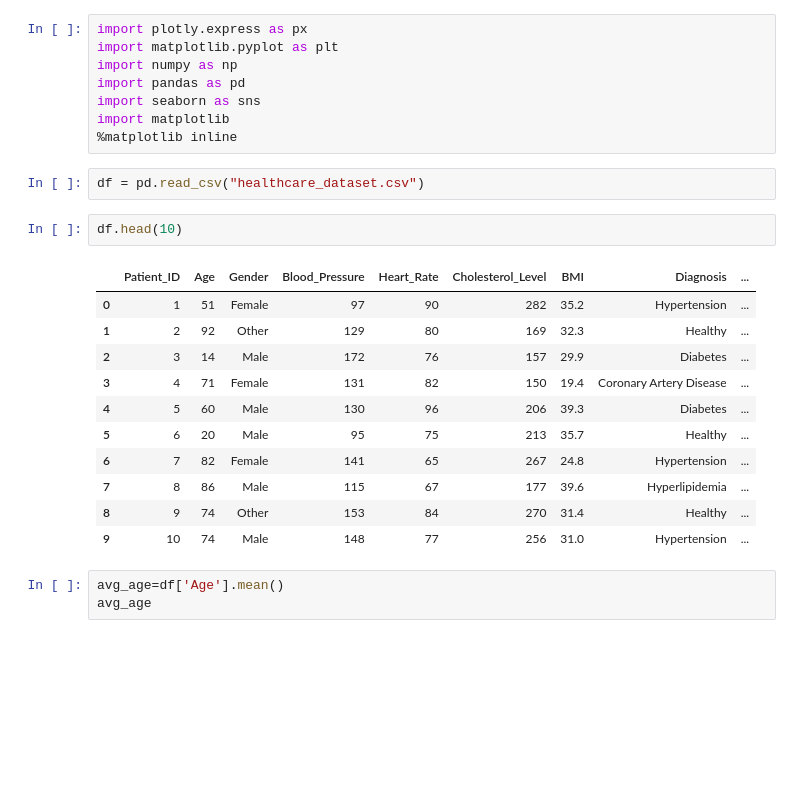
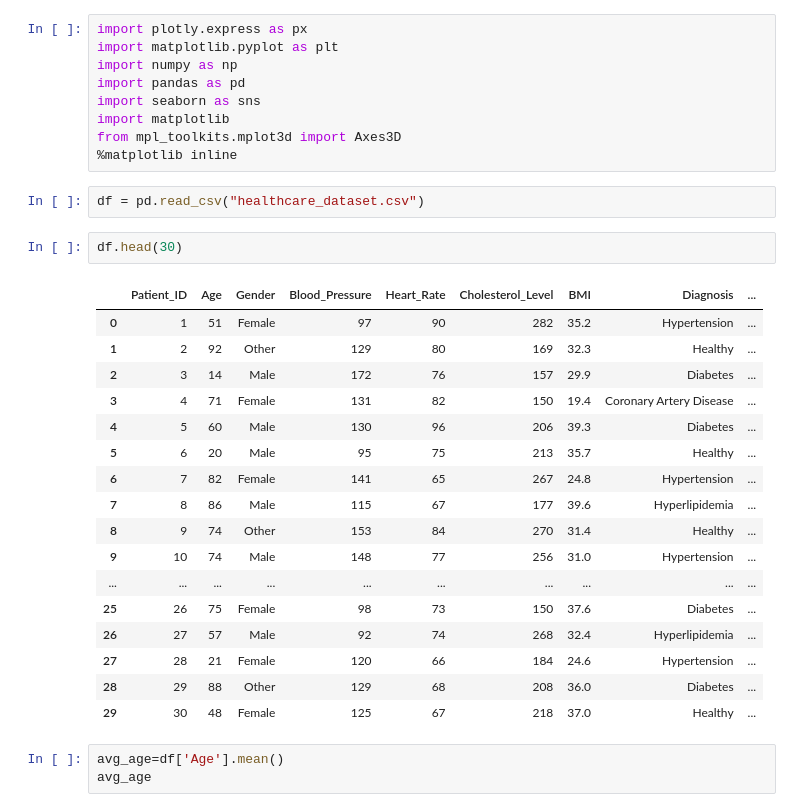
Before and after one commit to toRK25/scikit2, a Jupyter notebook: data.ipynb, the cells around one changed output. Saved outputs shown, nothing was run; the diff lists cells and outputs as text; blank space fills up the shorter version.

```diff
--- a/data.ipynb
+++ b/data.ipynb
@@ -5,23 +5,30 @@ import numpy as np
 import pandas as pd
 import seaborn as sns
 import matplotlib
+from mpl_toolkits.mplot3d import Axes3D
 %matplotlib inline
 # %%
 df = pd.read_csv("healthcare_dataset.csv")
 # %%
-df.head(10)
+df.head(30)
 # %% [output]
 |  | Patient_ID | Age | Gender | Blood_Pressure | Heart_Rate | Cholesterol_Level | BMI | Diagnosis | ... |
 | 0 | 1 | 51 | Female | 97 | 90 | 282 | 35.2 | Hypertension | ... |
 | 1 | 2 | 92 | Other | 129 | 80 | 169 | 32.3 | Healthy | ... |
 | 2 | 3 | 14 | Male | 172 | 76 | 157 | 29.9 | Diabetes | ... |
 | 3 | 4 | 71 | Female | 131 | 82 | 150 | 19.4 | Coronary Artery Disease | ... |
 | 4 | 5 | 60 | Male | 130 | 96 | 206 | 39.3 | Diabetes | ... |
 | 5 | 6 | 20 | Male | 95 | 75 | 213 | 35.7 | Healthy | ... |
 | 6 | 7 | 82 | Female | 141 | 65 | 267 | 24.8 | Hypertension | ... |
 | 7 | 8 | 86 | Male | 115 | 67 | 177 | 39.6 | Hyperlipidemia | ... |
 | 8 | 9 | 74 | Other | 153 | 84 | 270 | 31.4 | Healthy | ... |
 | 9 | 10 | 74 | Male | 148 | 77 | 256 | 31.0 | Hypertension | ... |
+| ... | ... | ... | ... | ... | ... | ... | ... | ... | ... |
+| 25 | 26 | 75 | Female | 98 | 73 | 150 | 37.6 | Diabetes | ... |
+| 26 | 27 | 57 | Male | 92 | 74 | 268 | 32.4 | Hyperlipidemia | ... |
+| 27 | 28 | 21 | Female | 120 | 66 | 184 | 24.6 | Hypertension | ... |
+| 28 | 29 | 88 | Other | 129 | 68 | 208 | 36.0 | Diabetes | ... |
+| 29 | 30 | 48 | Female | 125 | 67 | 218 | 37.0 | Healthy | ... |
 # %%
 avg_age=df['Age'].mean()
 avg_age
```
Also changed, not shown: parts of 3 cells of this notebook, 1 other file.
